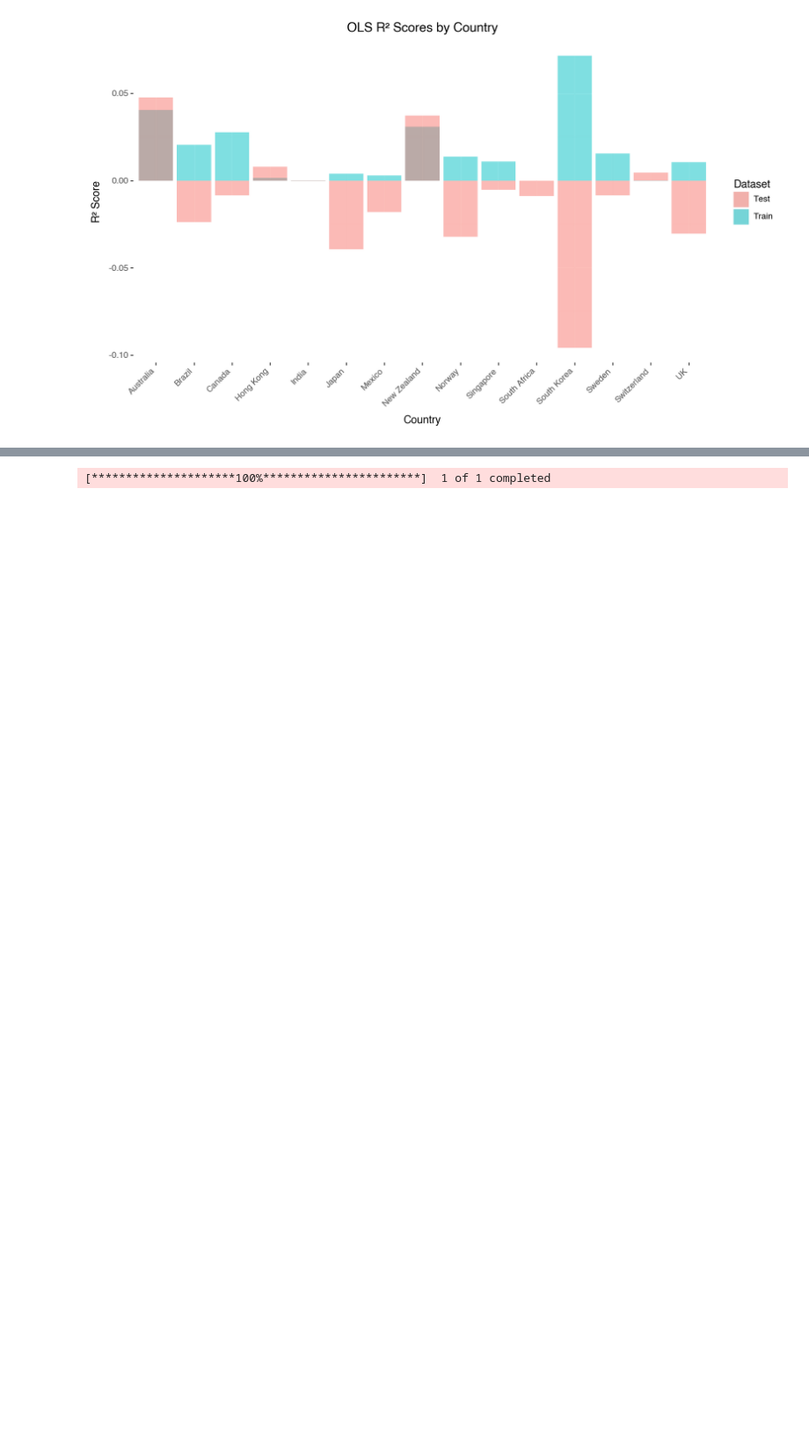
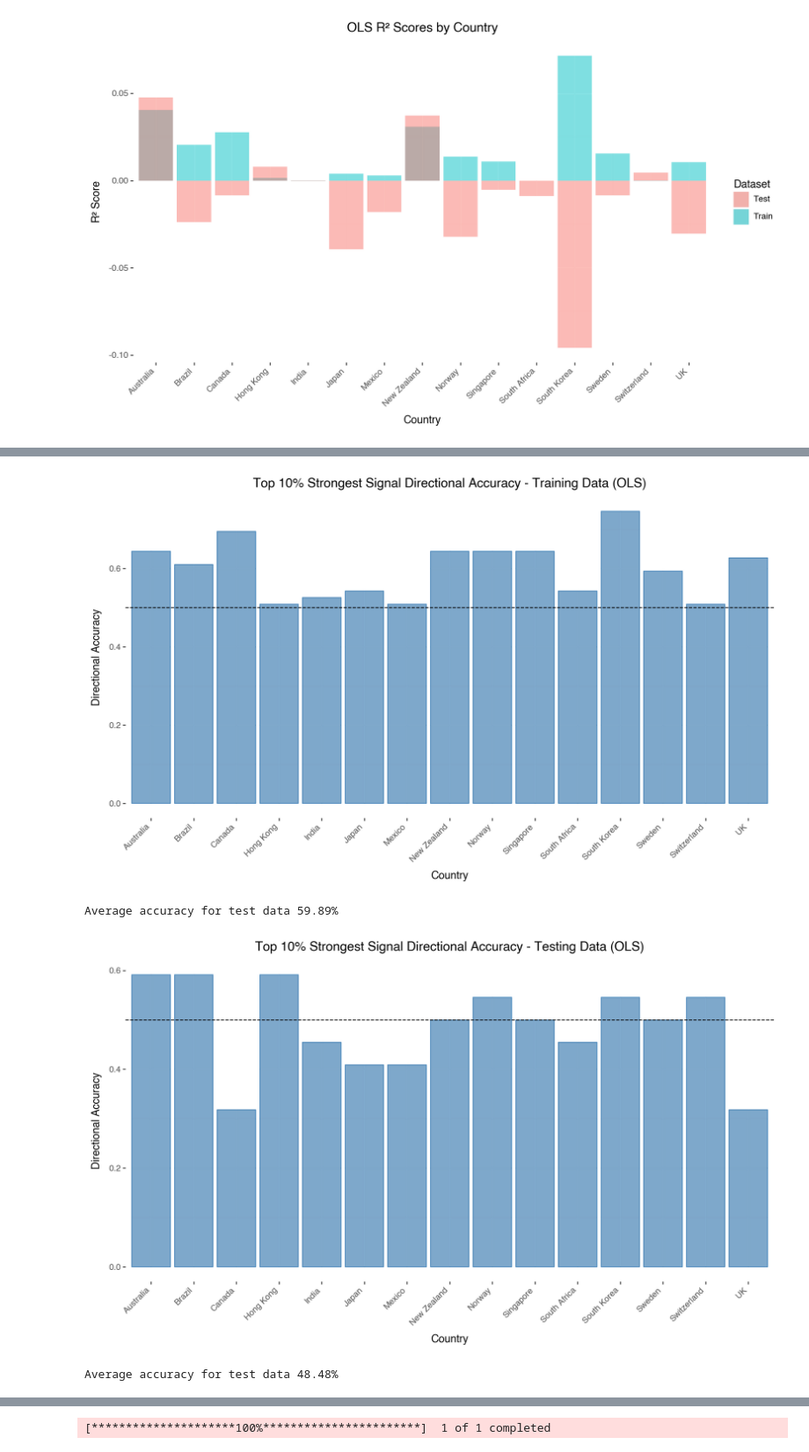
Before and after one commit to AdithSrinivasan/qts-cross-asset-fx, a Jupyter notebook: notebooks/analysis.ipynb, the cells around one changed output, grey strips where cells are left out. Shown at 88% size. Cells and saved outputs as stored; diff of their text form; code cells hidden in the pictures; blank space fills up the shorter version.

```diff
--- a/notebooks/analysis.ipynb
+++ b/notebooks/analysis.ipynb
@@ -656,0 +686,12 @@ display(display_accuracies(ols_test_accuracies, model="OLS", train_or_test="Test
+# %%
+display(display_accuracies(ols_train_accuracies, model="OLS", train_or_test = 'Training'))
+second_values = [sublist[0][1] for sublist in ols_train_accuracies.values()]
+print(f"Average accuracy for test data {sum(second_values)/len(second_values):.2%}")
+second_values = [sublist[0][1] for sublist in ols_test_accuracies.values()]
+display(display_accuracies(ols_test_accuracies, model="OLS", train_or_test = 'Testing'))
+print(f"Average accuracy for test data {sum(second_values)/len(second_values):.2%}")
+# %% [output]
+[figure, added]
+Average accuracy for test data 59.89%
+[figure, added]
+Average accuracy for test data 48.48%
```
Also changed, not shown: parts of 13 cells of this notebook, 1 other file.
